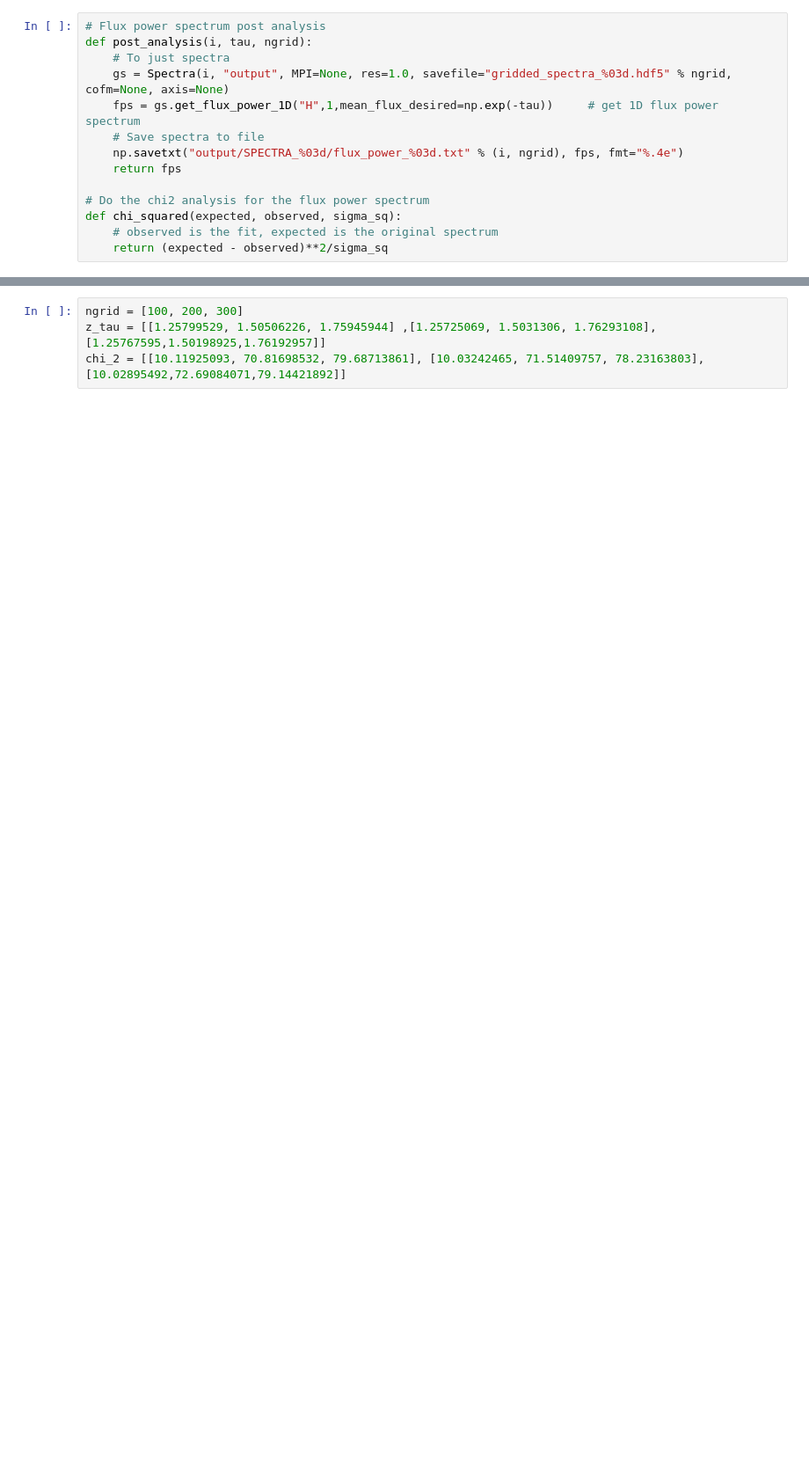
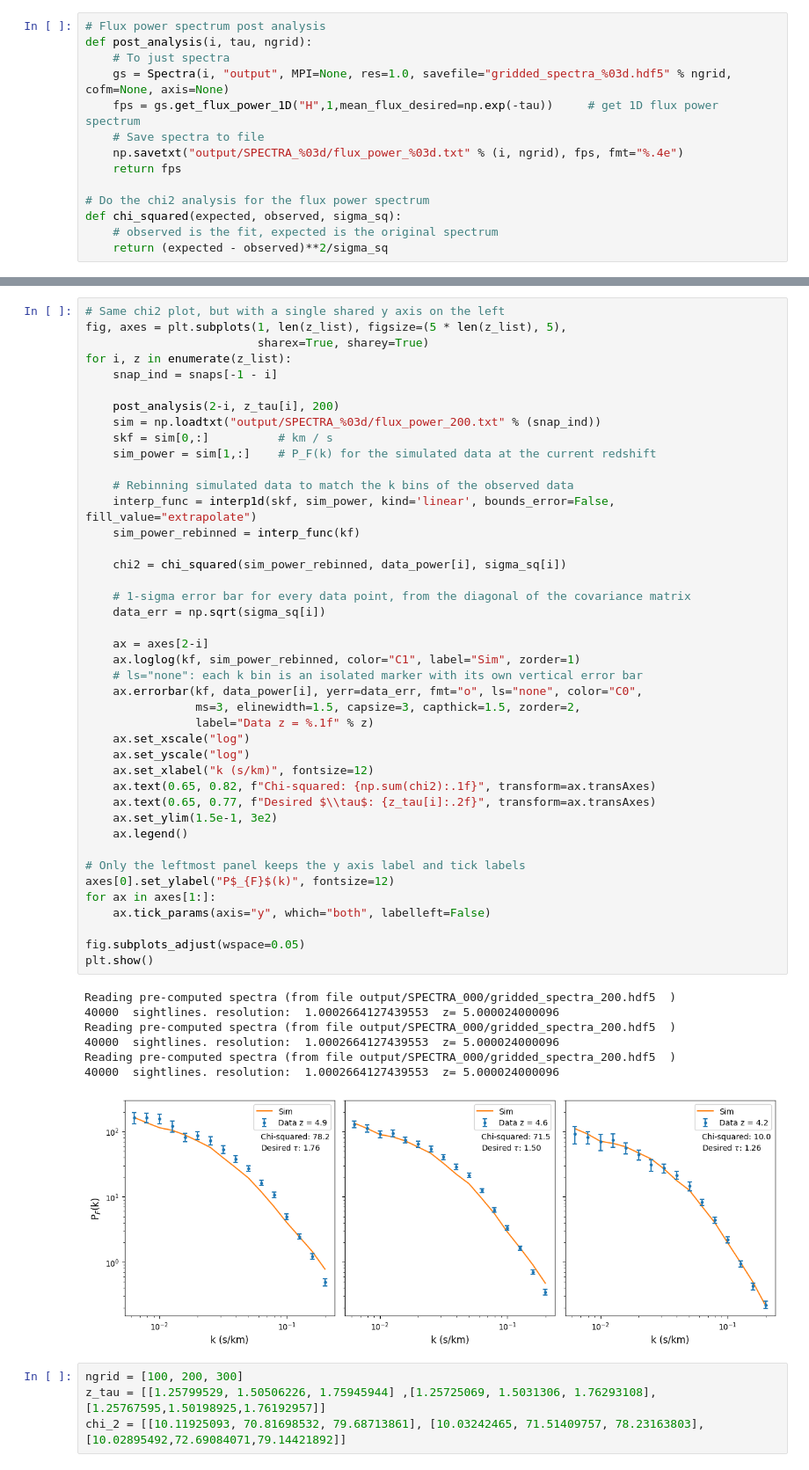
Before and after one commit to willsonho2000/MP-Gadget, a Jupyter notebook: runs/keir/plot.ipynb, the cells around one changed output, grey strips where cells are left out. Shown at 88% size. Drawn from its saved outputs; the diff is of its cells as text; blank space fills up the shorter version.

```diff
--- a/runs/keir/plot.ipynb
+++ b/runs/keir/plot.ipynb
@@ -102,3 +67,53 @@ Chi-squared value: 80.498 at z = 5.0
+# %%
+# Same chi2 plot, but with a single shared y axis on the left
+fig, axes = plt.subplots(1, len(z_list), figsize=(5 * len(z_list), 5),
+                         sharex=True, sharey=True)
+for i, z in enumerate(z_list):
+    snap_ind = snaps[-1 - i]
+
+    post_analysis(2-i, z_tau[i], 200)
+    sim = np.loadtxt("output/SPECTRA_%03d/flux_power_200.txt" % (snap_ind))
+    skf = sim[0,:]          # km / s
+    sim_power = sim[1,:]    # P_F(k) for the simulated data at the current redshift
+
+    # Rebinning simulated data to match the k bins of the observed data
+    interp_func = interp1d(skf, sim_power, kind='linear', bounds_error=False, fill_value="extrapolate")
+    sim_power_rebinned = interp_func(kf)
+
+    chi2 = chi_squared(sim_power_rebinned, data_power[i], sigma_sq[i])
+
+    # 1-sigma error bar for every data point, from the diagonal of the covariance matrix
+    data_err = np.sqrt(sigma_sq[i])
+
+    ax = axes[2-i]
+    ax.loglog(kf, sim_power_rebinned, color="C1", label="Sim", zorder=1)
+    # ls="none": each k bin is an isolated marker with its own vertical error bar
+    ax.errorbar(kf, data_power[i], yerr=data_err, fmt="o", ls="none", color="C0",
+                ms=3, elinewidth=1.5, capsize=3, capthick=1.5, zorder=2,
+                label="Data z = %.1f" % z)
+    ax.set_xscale("log")
+    ax.set_yscale("log")
+    ax.set_xlabel("k (s/km)", fontsize=12)
+    ax.text(0.65, 0.82, f"Chi-squared: {np.sum(chi2):.1f}", transform=ax.transAxes)
+    ax.text(0.65, 0.77, f"Desired $\\tau$: {z_tau[i]:.2f}", transform=ax.transAxes)
+    ax.set_ylim(1.5e-1, 3e2)
+    ax.legend()
+
+# Only the leftmost panel keeps the y axis label and tick labels
+axes[0].set_ylabel("P$_{F}$(k)", fontsize=12)
+for ax in axes[1:]:
+    ax.tick_params(axis="y", which="both", labelleft=False)
+
+fig.subplots_adjust(wspace=0.05)
+plt.show()
+# %% [output]
+Reading pre-computed spectra (from file output/SPECTRA_000/gridded_spectra_200.hdf5  )
+40000  sightlines. resolution:  1.0002664127439553  z= 5.000024000096
+Reading pre-computed spectra (from file output/SPECTRA_000/gridded_spectra_200.hdf5  )
+40000  sightlines. resolution:  1.0002664127439553  z= 5.000024000096
+Reading pre-computed spectra (from file output/SPECTRA_000/gridded_spectra_200.hdf5  )
+40000  sightlines. resolution:  1.0002664127439553  z= 5.000024000096
+[figure, added]
 # %%
 ngrid = [100, 200, 300]
 z_tau = [[1.25799529, 1.50506226, 1.75945944] ,[1.25725069, 1.5031306, 1.76293108], [1.25767595,1.50198925,1.76192957]]
```
Also changed, not shown: parts of 7 cells of this notebook, 30 other files.
